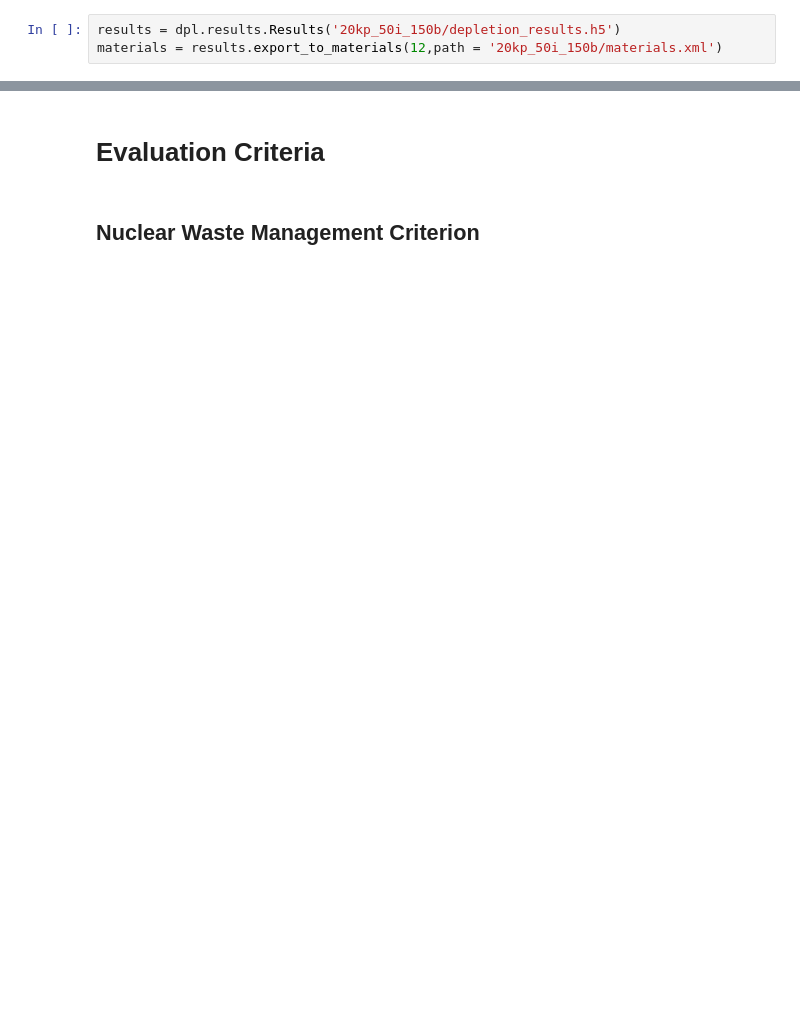
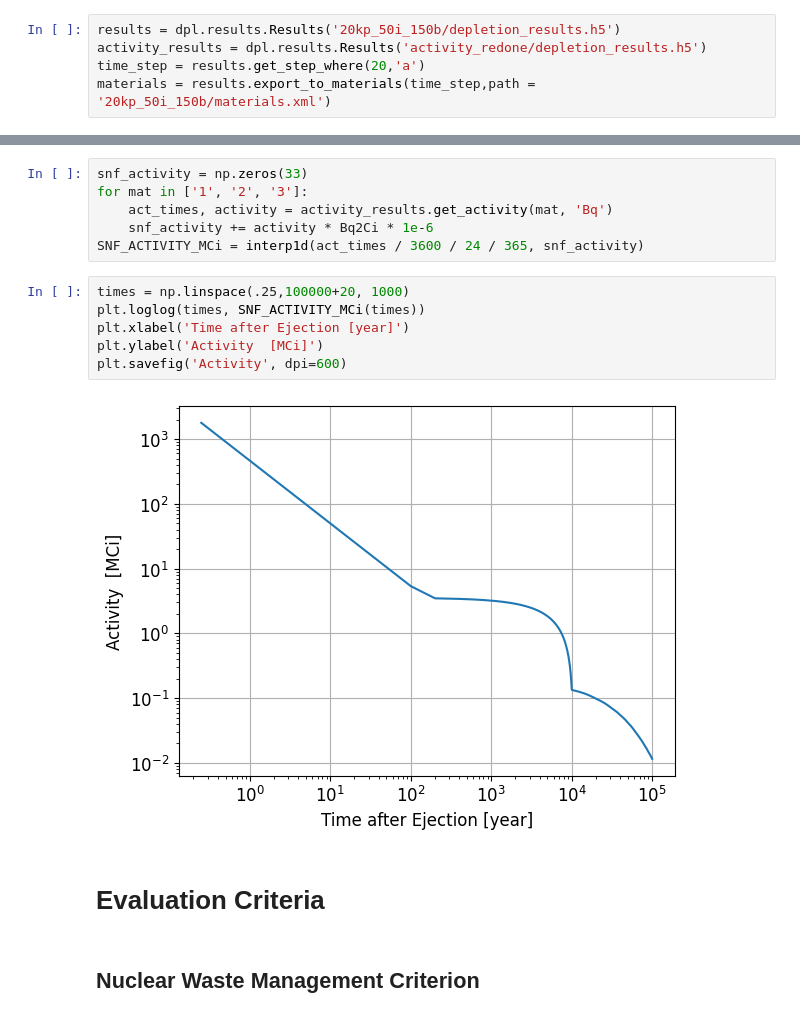
Before and after one commit to nglaser3/SFR-FuelCycle, a Jupyter notebook: python/DepletionResults/PostProcessing.ipynb, the cells around one changed output, grey strips where cells are left out. Cells and saved outputs as stored; diff of their text form; blank space fills up the shorter version.

```diff
--- a/python/DepletionResults/PostProcessing.ipynb
+++ b/python/DepletionResults/PostProcessing.ipynb
@@ -7,6 +20,8 @@ import matplotlib.pyplot as plt
 # %%
 results = dpl.results.Results('20kp_50i_150b/depletion_results.h5')
-materials = results.export_to_materials(12,path = '20kp_50i_150b/materials.xml')
+activity_results = dpl.results.Results('activity_redone/depletion_results.h5')
+time_step = results.get_step_where(20,'a')
+materials = results.export_to_materials(time_step,path = '20kp_50i_150b/materials.xml')
 # %%
 t, k_ = results.get_keff('a')
 k_eff, err = list(zip(*k_))
@@ -41,6 +62,20 @@ material.set_density('g/cm3', total_mass*1e3)
 
 SNF_MATERIAL = openmc.Materials([material])
 SNF_MATERIAL.export_to_xml('spent_single_fuel.xml')
+# %%
+snf_activity = np.zeros(33)
+for mat in ['1', '2', '3']:
+    act_times, activity = activity_results.get_activity(mat, 'Bq')
+    snf_activity += activity * Bq2Ci * 1e-6
+SNF_ACTIVITY_MCi = interp1d(act_times / 3600 / 24 / 365, snf_activity)
+# %%
+times = np.linspace(.25,100000+20, 1000)
+plt.loglog(times, SNF_ACTIVITY_MCi(times))
+plt.xlabel('Time after Ejection [year]')
+plt.ylabel('Activity  [MCi]')
+plt.savefig('Activity', dpi=600)
+# %% [output]
+[figure, added]
 # %% [markdown]
 # Evaluation Criteria
 # %% [markdown]
```
Also changed, not shown: parts of 16 cells of this notebook, 13 other files.
